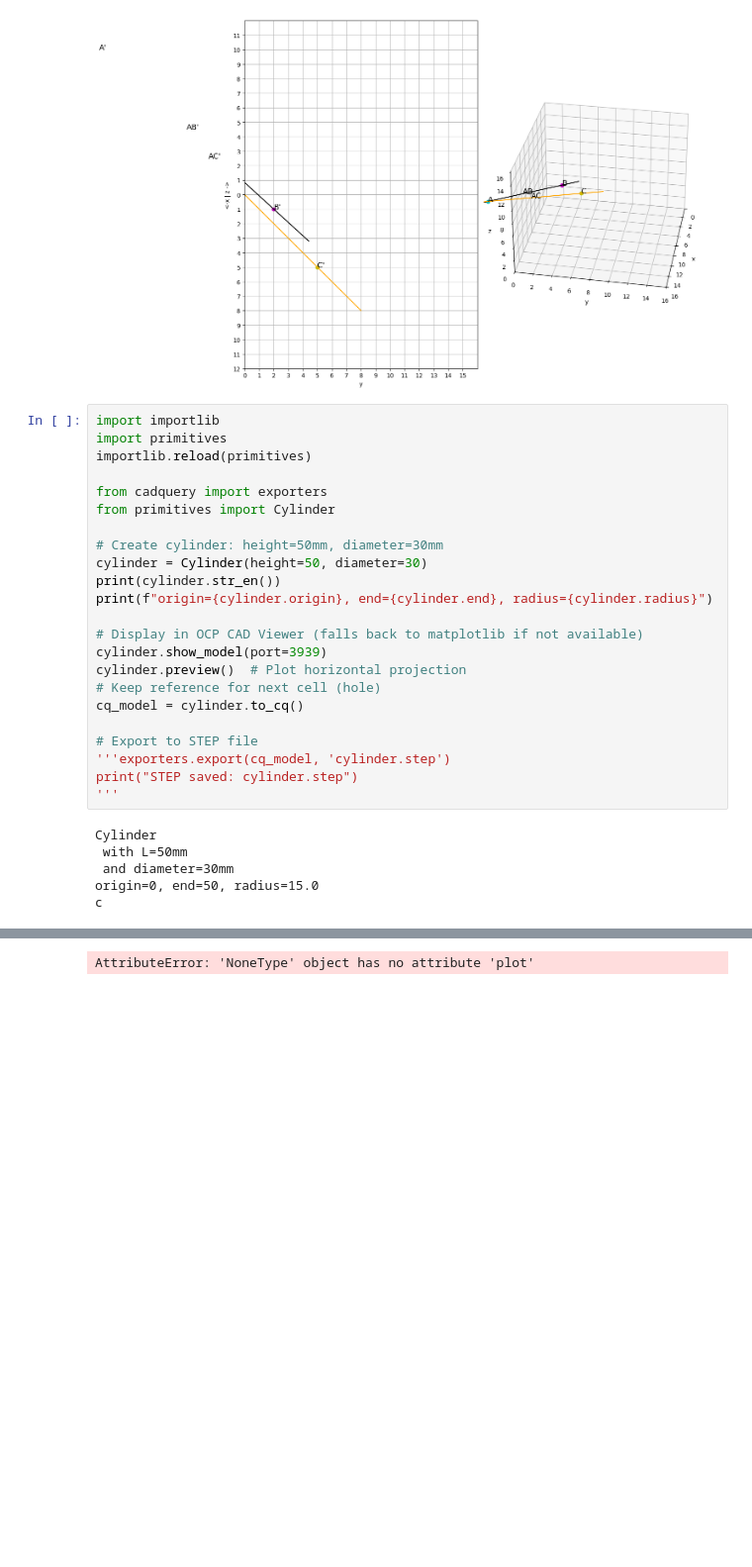
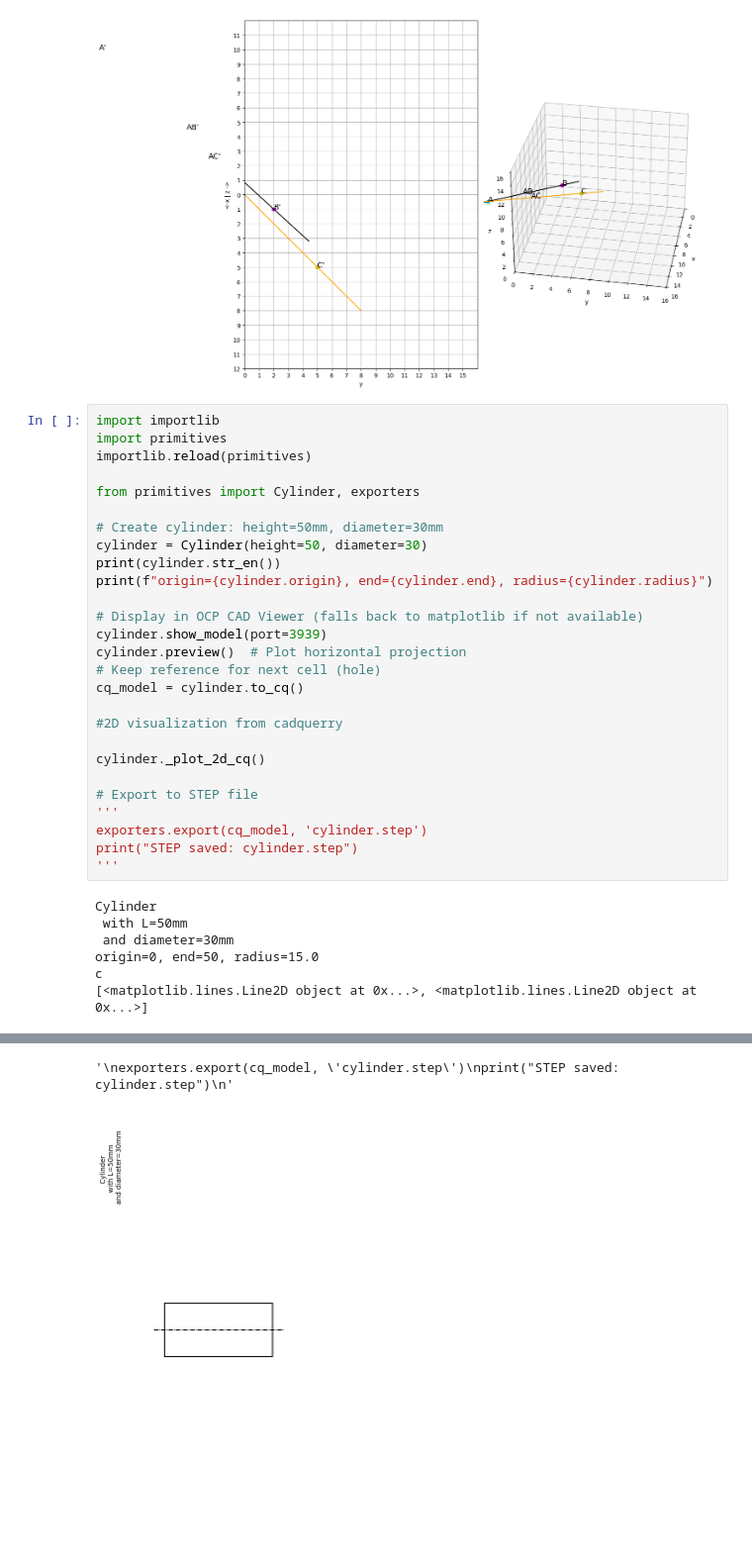
Before and after one commit to bogumilchilinski/dgeometry, a Jupyter notebook: cases/models/test.ipynb, the cells around one changed output, grey strips where cells are left out. Shown at 99% size. Drawn from its saved outputs; the diff is of its cells as text; blank space fills up the shorter version.

```diff
--- a/cases/models/test.ipynb
+++ b/cases/models/test.ipynb
@@ -48,8 +48,7 @@ import importlib
 import primitives
 importlib.reload(primitives)
 
-from cadquery import exporters
-from primitives import Cylinder
+from primitives import Cylinder, exporters
 
 # Create cylinder: height=50mm, diameter=30mm
 cylinder = Cylinder(height=50, diameter=30)
@@ -62,8 +61,13 @@ cylinder.preview()  # Plot horizontal projection
 # Keep reference for next cell (hole)
 cq_model = cylinder.to_cq()
 
+#2D visualization from cadquerry
+
+cylinder._plot_2d_cq()
+
 # Export to STEP file
-'''exporters.export(cq_model, 'cylinder.step')
+'''
+exporters.export(cq_model, 'cylinder.step')
 print("STEP saved: cylinder.step")
 '''
 # %% [output]
@@ -72,3 +76,4 @@ Cylinder
  and diameter=30mm
 origin=0, end=50, radius=15.0
 c
+[<matplotlib.lines.Line2D object at 0x...>, <matplotlib.lines.Line2D object at 0x...>]
@@ -75,2 +81,3 @@ c
-AttributeError: 'NoneType' object has no attribute 'plot'
+'\nexporters.export(cq_model, \'cylinder.step\')\nprint("STEP saved: cylinder.step")\n'
+[figure, added]
 # %%
```
Also changed, not shown: parts of 5 cells of this notebook, 1 other file.
